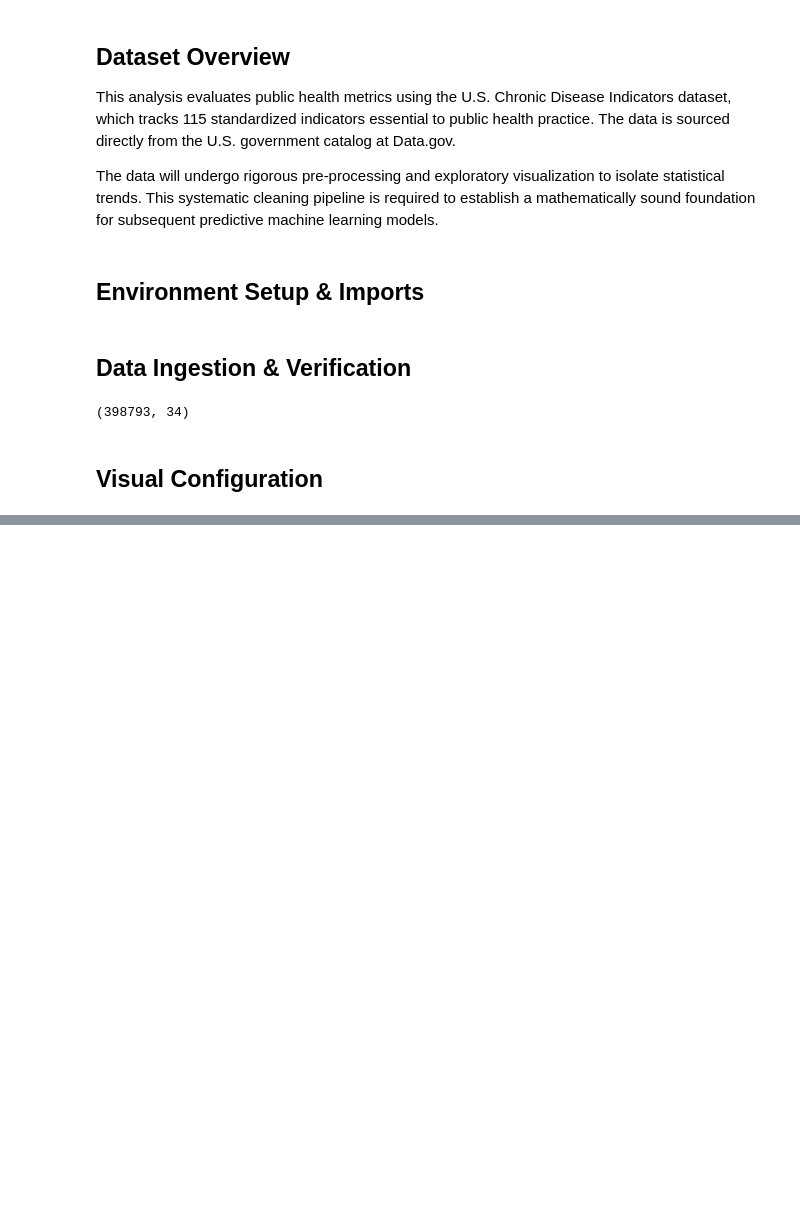
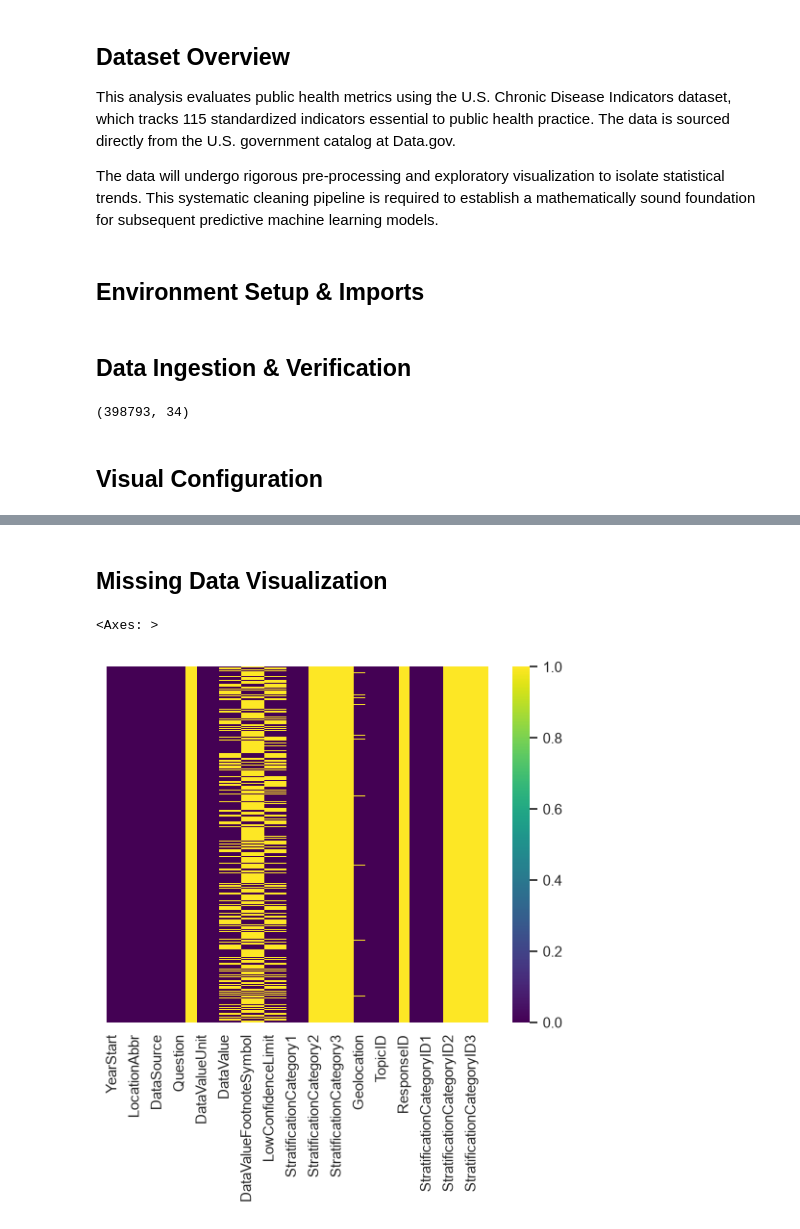
Before and after one commit to msaadqureshi2004/chronic-disease-analysis, a Jupyter notebook: main.ipynb, the cells around one changed output, grey strips where cells are left out. Cells and saved outputs as stored; diff of their text form; code cells hidden in the pictures; blank space fills up the shorter version.

Commit message:
Complete Day 2:  Data Audit & Visualization

```diff
--- a/main.ipynb
+++ b/main.ipynb
@@ -31,0 +58,7 @@ sns.set_theme(style="darkgrid")
+# %% [markdown]
+## Missing Data Visualization
+# %%
+sns.heatmap(df.isnull(),yticklabels=False,cmap="viridis")
+# %% [output]
+<Axes: >
+[figure, added]
```
Also changed, not shown: parts of 7 cells of this notebook.
